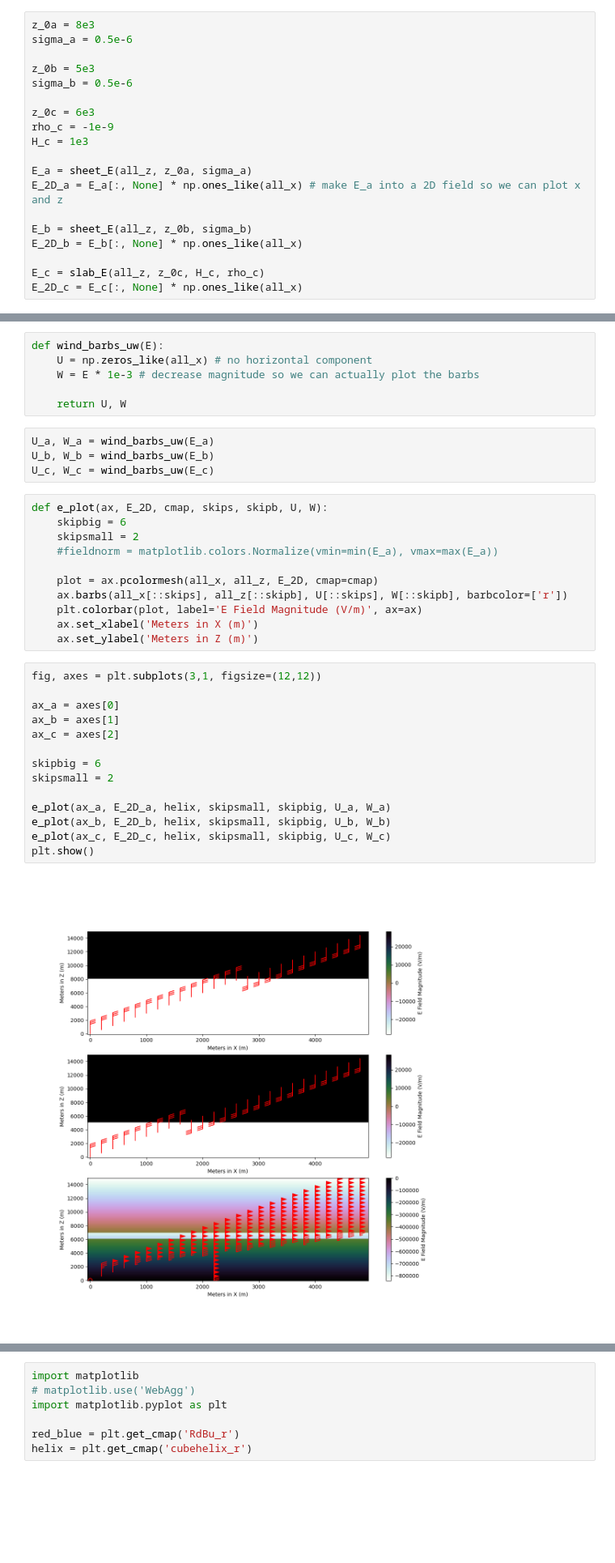
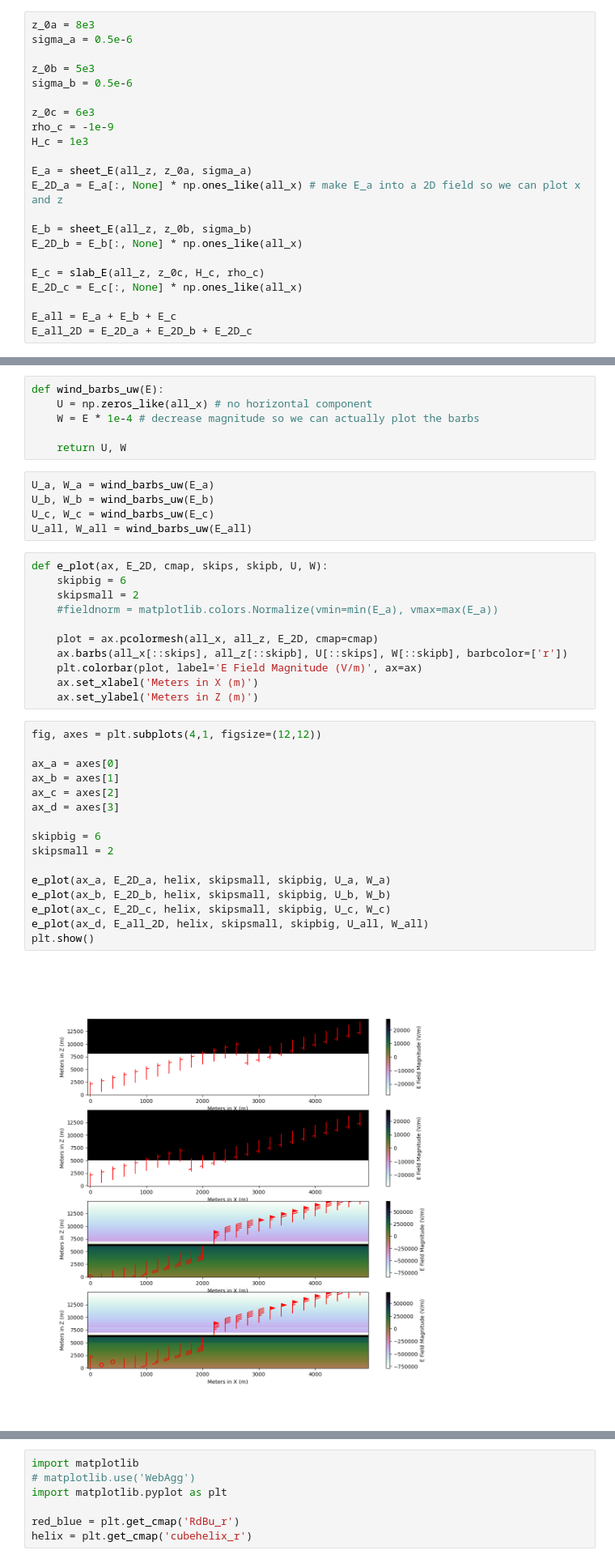
Before and after one commit to JuliaBuhrman/atmo_electricity, a Jupyter notebook: hw2.ipynb, the cells around one changed output, grey strips where cells are left out. Shown at 81% size. Saved outputs shown, nothing was run; the diff lists cells and outputs as text; blank space fills up the shorter version.

```diff
--- a/hw2.ipynb
+++ b/hw2.ipynb
@@ -163,6 +206,9 @@ E_2D_b = E_b[:, None] * np.ones_like(all_x)
 
 E_c = slab_E(all_z, z_0c, H_c, rho_c)
 E_2D_c = E_c[:, None] * np.ones_like(all_x)
+
+E_all = E_a + E_b + E_c
+E_all_2D = E_2D_a + E_2D_b + E_2D_c
 # %%
 E_a.shape
 # %% [output]
@@ -174,13 +220,14 @@ E_2D.shape
 # %%
 def wind_barbs_uw(E):
     U = np.zeros_like(all_x) # no horizontal component
-    W = E * 1e-3 # decrease magnitude so we can actually plot the barbs
+    W = E * 1e-4 # decrease magnitude so we can actually plot the barbs
 
     return U, W
 # %%
 U_a, W_a = wind_barbs_uw(E_a)
 U_b, W_b = wind_barbs_uw(E_b)
 U_c, W_c = wind_barbs_uw(E_c)
+U_all, W_all = wind_barbs_uw(E_all)
 # %%
 def e_plot(ax, E_2D, cmap, skips, skipb, U, W):
     skipbig = 6
@@ -193,18 +240,20 @@ def e_plot(ax, E_2D, cmap, skips, skipb, U, W):
     ax.set_xlabel('Meters in X (m)')
     ax.set_ylabel('Meters in Z (m)')
 # %%
-fig, axes = plt.subplots(3,1, figsize=(12,12))
+fig, axes = plt.subplots(4,1, figsize=(12,12))
 
 ax_a = axes[0]
 ax_b = axes[1]
 ax_c = axes[2]
+ax_d = axes[3]
 
 skipbig = 6
 skipsmall = 2
 
 e_plot(ax_a, E_2D_a, helix, skipsmall, skipbig, U_a, W_a)
 e_plot(ax_b, E_2D_b, helix, skipsmall, skipbig, U_b, W_b)
 e_plot(ax_c, E_2D_c, helix, skipsmall, skipbig, U_c, W_c)
+e_plot(ax_d, E_all_2D, helix, skipsmall, skipbig, U_all, W_all)
 plt.show()
 # %% [output]
-[figure, old version]
+[figure, new version]
```
Also changed, not shown: parts of 28 cells of this notebook.
